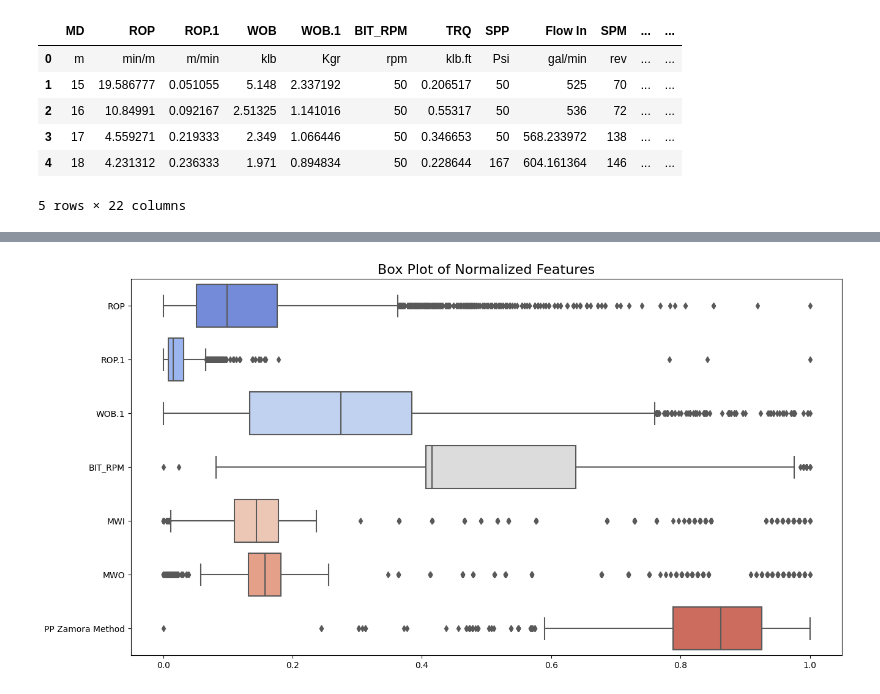
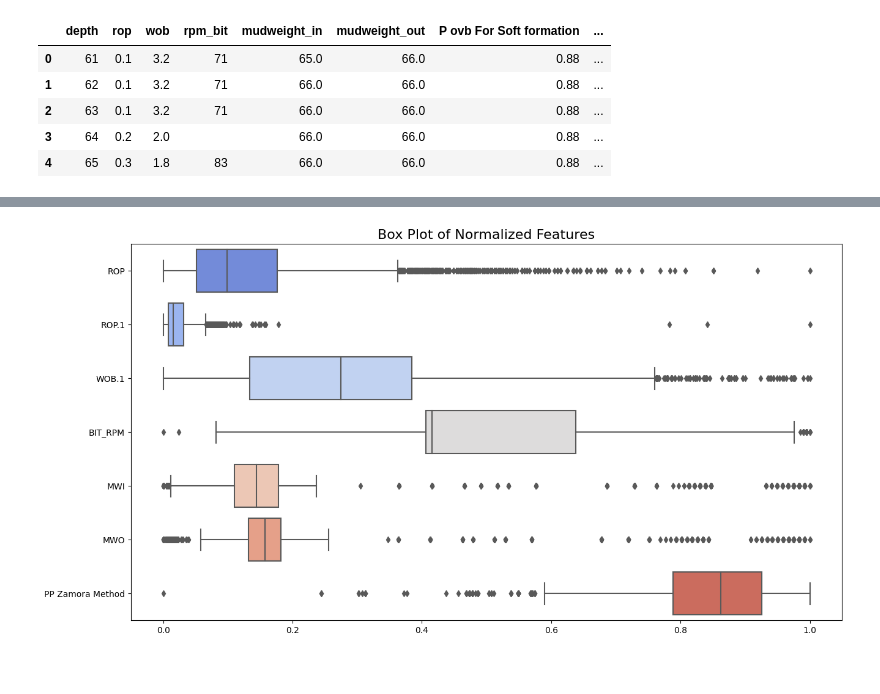
Before and after one commit to Naominour/Drilling, a Jupyter notebook: drilling_data01.ipynb, the cells around one changed output, grey strips where cells are left out. Drawn from its saved outputs; the diff is of its cells as text; code cells hidden in the pictures.

```diff
--- a/drilling_data01.ipynb
+++ b/drilling_data01.ipynb
@@ -12,13 +12,12 @@ from sklearn.preprocessing import RobustScaler
 from sklearn.model_selection import train_test_split, cross_val_score
 # %%
 # Load the dataset
-df = pd.read_excel('E:\Drive\Drilling\MI-127.XLS')
+df = pd.read_csv('E:\Drive\Drilling\MI-127.csv')
 df.head()
 # %% [output]
-|  | MD | ROP | ROP.1 | WOB | WOB.1 | BIT_RPM | TRQ | SPP | Flow In | SPM | ... | ... |
-| 0 | m | min/m | m/min | klb | Kgr | rpm | klb.ft | Psi | gal/min | rev | ... | ... |
-| 1 | 15 | 19.586777 | 0.051055 | 5.148 | 2.337192 | 50 | 0.206517 | 50 | 525 | 70 | ... | ... |
-| 2 | 16 | 10.84991 | 0.092167 | 2.51325 | 1.141016 | 50 | 0.55317 | 50 | 536 | 72 | ... | ... |
-| 3 | 17 | 4.559271 | 0.219333 | 2.349 | 1.066446 | 50 | 0.346653 | 50 | 568.233972 | 138 | ... | ... |
-| 4 | 18 | 4.231312 | 0.236333 | 1.971 | 0.894834 | 50 | 0.228644 | 167 | 604.161364 | 146 | ... | ... |
+|  | depth | rop | wob | rpm_bit | mudweight_in | mudweight_out | P ovb For Soft formation | ... |
+| 0 | 61 | 0.1 | 3.2 | 71 | 65.0 | 66.0 | 0.88 | ... |
+| 1 | 62 | 0.1 | 3.2 | 71 | 66.0 | 66.0 | 0.88 | ... |
+| 2 | 63 | 0.1 | 3.2 | 71 | 66.0 | 66.0 | 0.88 | ... |
+| 3 | 64 | 0.2 | 2.0 |  | 66.0 | 66.0 | 0.88 | ... |
+| 4 | 65 | 0.3 | 1.8 | 83 | 66.0 | 66.0 | 0.88 | ... |
-5 rows × 22 columns
```
Also changed, not shown: parts of 5 cells of this notebook.
